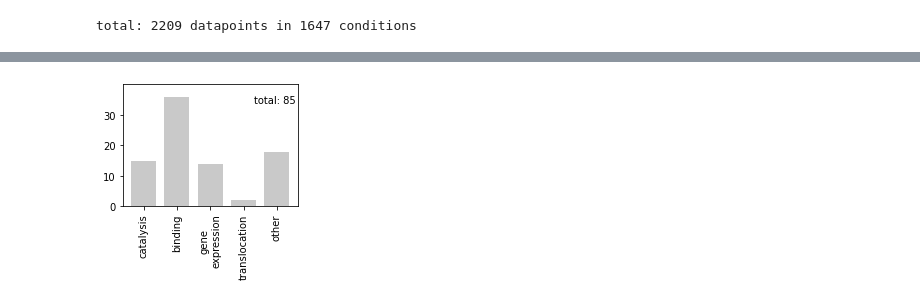
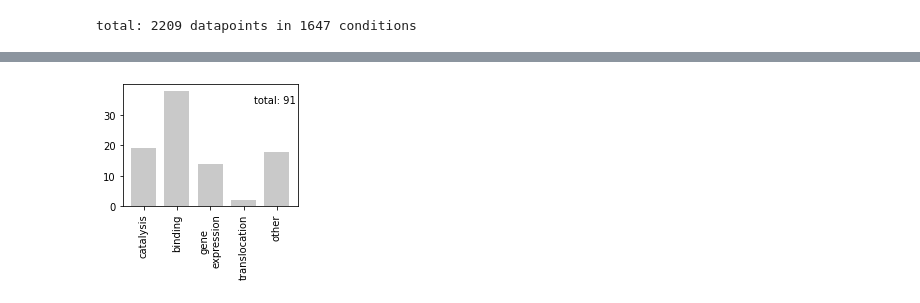
Before and after one commit to labsyspharm/marm2-supplement, a Jupyter notebook: Model Statistics.ipynb, the cells around one changed output, grey strips where cells are left out. Saved outputs shown, nothing was run; the diff lists cells and outputs as text; code cells hidden in the pictures.

```diff
--- a/Model Statistics.ipynb
+++ b/Model Statistics.ipynb
@@ -15,7 +15,7 @@ import matplotlib.pyplot as plt
 PANDAS_FIGWIDTH = 15
 # %%
 model_name = 'RTKERK'
-variant = 'base'
+variant = 'pRAF'
 dataset = 'EGF_EGFR_MEKi_PRAFi_RAFi'
 model = get_model(model_name, variant, dataset)
 objective = get_objective(model_name, variant, dataset, 1)
@@ -102,5 +102,6 @@ import seaborn as sns
 ax = sns.clustermap(monomer_cross_counts,
                     figsize=(PANDAS_FIGWIDTH/2, PANDAS_FIGWIDTH/2),
                     cbar_kws={'label': 'complex fraction [%]'})
+figdir = get_figure_dir(model_name, variant, dataset)
 plot_and_save_fig(figdir, 'monomer_correlation.pdf')
 # %% [output]
@@ -250,45 +251,42 @@ dtype: int64
 # %%
 parameter_names = [parameter.name for parameter in pysb_model.parameters]
 parameter_filters = {
-    'binding': lambda x: x.endswith('kD') or
-                           x.endswith('kf') or
-                           x.endswith('deltaG'),
-    'catalysis': lambda x: x.endswith('_u_kcat') or
-                             x.endswith('_p_kcat') or
-                             x.endswith('_pS1134_kcat') or
-                             x.endswith('gtp_kcat') or
-                             x.endswith('kcatr') or
-                             x.endswith('kbase') or
-                             x.endswith('ub_kcat'),
-    'translocation': lambda x: x.endswith('endo_kcat') or
-                               x.endswith('recycl_kcat'),
-    'gene\nexpression': lambda x: x.endswith('gexpslope') or
-                                   x.endswith('_kdeg') or
-                                   x.endswith('_deg_kcat') or
-                                   x.endswith('kM'),
-    'other': lambda x: x.endswith('scale') or x.endswith('offset') or ((x.endswith('_0') or x.endswith('_eq'))
-                                 and x not in ['RAFi_0', 'MEKi_0', 'PRAFi_0', 'EGF_0']),
+    'binding': lambda x: x.endswith((
+        'kD', 'kf', '_dG', '_ddG'
+    )),
+    'catalysis': lambda x: x.endswith((
+        '_u_kcat', '_p_kcat', '_pS1134_kcat', '_pS642_kcat', 'pT753_kcat', 'gtp_kcat', 'kcatr', 'kbase', 'ub_kcat'
+    )),
+    'translocation': lambda x: x.endswith((
+        'endo_kcat', 'recycl_kcat'
+    )),
+    'gene\nexpression': lambda x: x.endswith((
+        'gexpslope', '_kdeg', '_deg_kcat', 'kM'
+    )),
+    'other': lambda x: x.endswith((
+        'scale', 'offset', '_0', '_eq'
+    )) and x not in ['RAFi_0', 'MEKi_0', 'PRAFi_0', 'EGF_0'],
 }
 
 parameter_filter_match_counts = {
     name: sum(parameter_filter(name) for parameter_filter in parameter_filters.values())
     for name in parameter_names
 }
 #check we are not missing anything/counting twice
 for name, count in parameter_filter_match_counts.items():
     assert ( (count == 1) or ((
         name.endswith('phi') or
         name in ['RAFi_0', 'PRAFi_0', 'MEKi_0', 'EGF_0', 'N_Avogadro', 'EGFR_crispr', 'volume', 'm_Da_EGF']
     ) and count == 0))
 
 s = pd.Series({
     parameter_name: sum(parameter_filter(x) for x in parameter_names)
     for parameter_name, parameter_filter in parameter_filters.items()
 }).sort_values(ascending=False)
 
 series_barchart(s.loc[df.sum(axis=1).sort_values(ascending=False).index.values],
                 'parameters',
                 ylim=[0,40],
                 yticks=[0,10,20,30])
 # %% [output]
-[figure, old version]
+[figure, new version]
```
Also changed, not shown: parts of 10 cells of this notebook, 3 other files.
